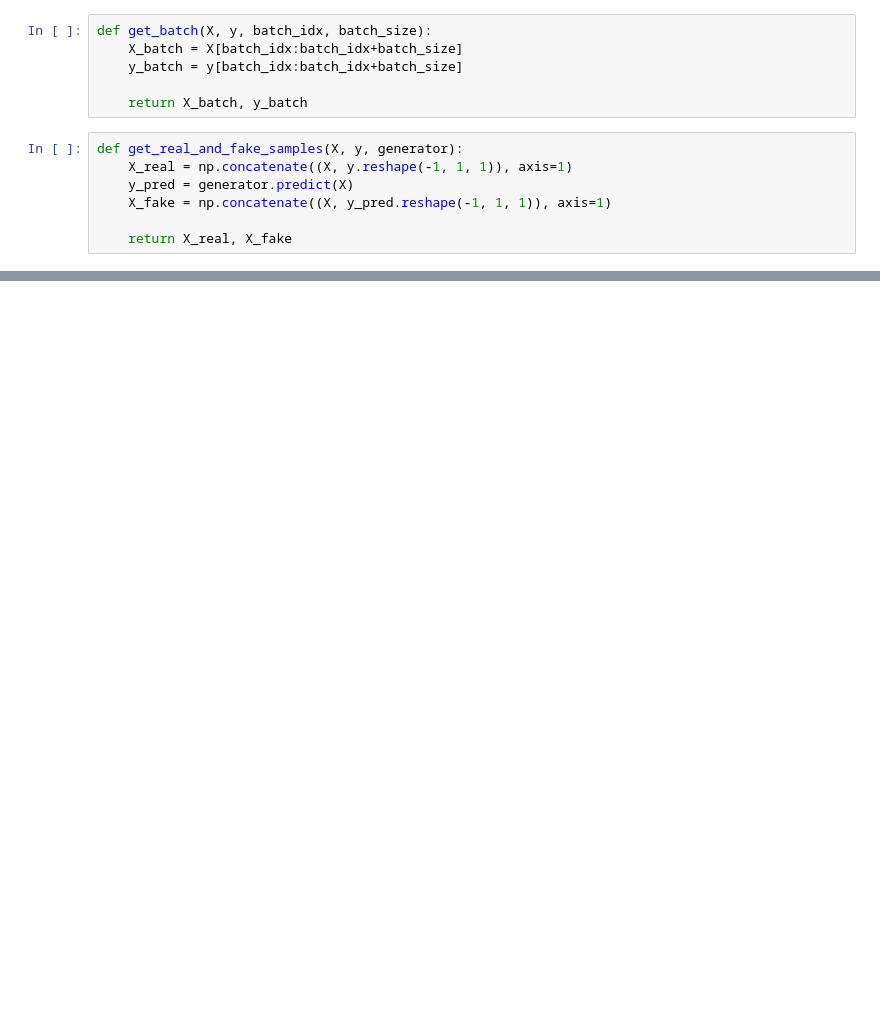
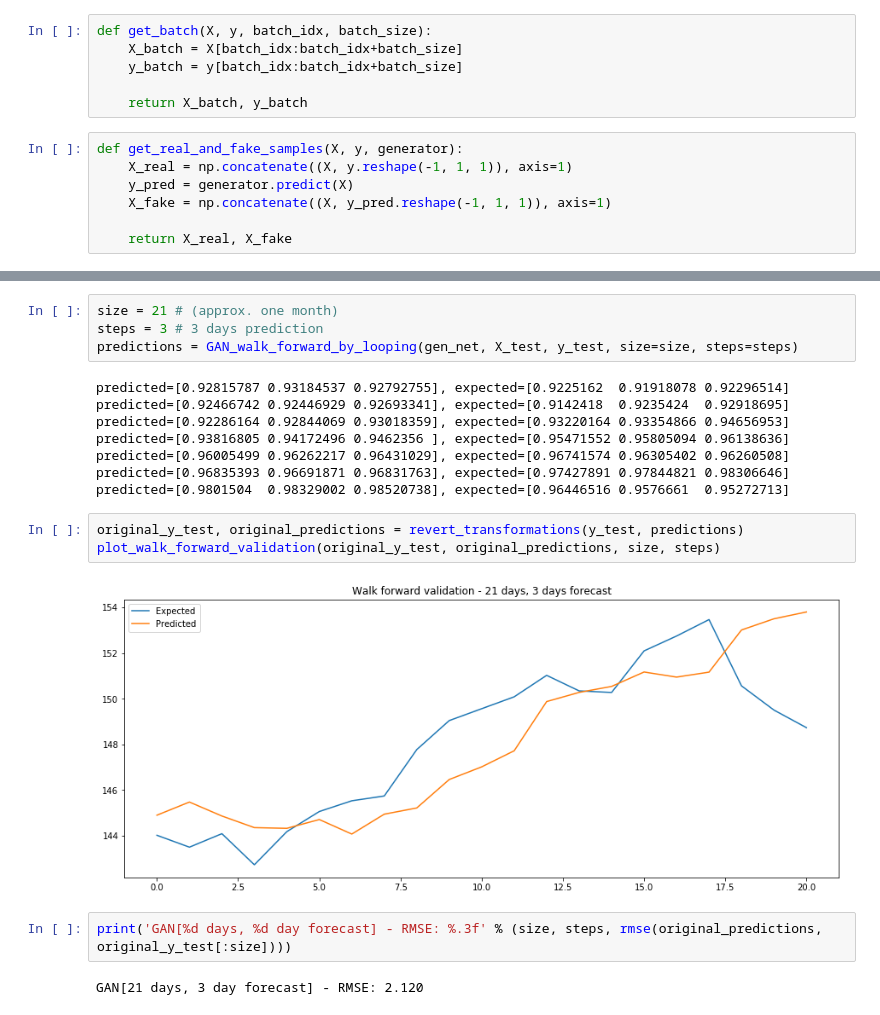
Before and after one commit to jscriptcoder/Capstone-Project-Udacity, a Jupyter notebook: notebooks/GAN-vanilla.ipynb, the cells around one changed output, grey strips where cells are left out. Cells and saved outputs as stored; diff of their text form; blank space fills up the shorter version.

```diff
--- a/notebooks/GAN-vanilla.ipynb
+++ b/notebooks/GAN-vanilla.ipynb
@@ -277,0 +350,21 @@ get_batch(X_test, y_test, 286, 100)
+# %%
+size = 21 # (approx. one month)
+steps = 3 # 3 days prediction
+predictions = GAN_walk_forward_by_looping(gen_net, X_test, y_test, size=size, steps=steps)
+# %% [output]
+predicted=[0.92815787 0.93184537 0.92792755], expected=[0.9225162  0.91918078 0.92296514]
+predicted=[0.92466742 0.92446929 0.92693341], expected=[0.9142418  0.9235424  0.92918695]
+predicted=[0.92286164 0.92844069 0.93018359], expected=[0.93220164 0.93354866 0.94656953]
+predicted=[0.93816805 0.94172496 0.9462356 ], expected=[0.95471552 0.95805094 0.96138636]
+predicted=[0.96005499 0.96262217 0.96431029], expected=[0.96741574 0.96305402 0.96260508]
+predicted=[0.96835393 0.96691871 0.96831763], expected=[0.97427891 0.97844821 0.98306646]
+predicted=[0.9801504  0.98329002 0.98520738], expected=[0.96446516 0.9576661  0.95272713]
+# %%
+original_y_test, original_predictions = revert_transformations(y_test, predictions)
+plot_walk_forward_validation(original_y_test, original_predictions, size, steps)
+# %% [output]
+[figure, added]
+# %%
+print('GAN[%d days, %d day forecast] - RMSE: %.3f' % (size, steps, rmse(original_predictions, original_y_test[:size])))
+# %% [output]
+GAN[21 days, 3 day forecast] - RMSE: 2.120
```
Also changed, not shown: parts of 40 cells of this notebook.
